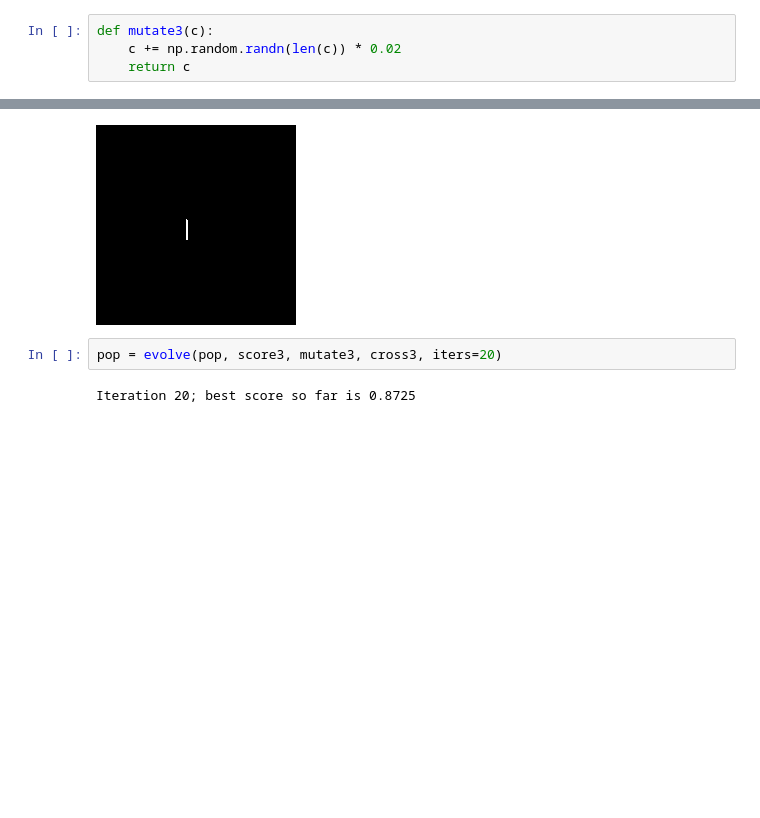
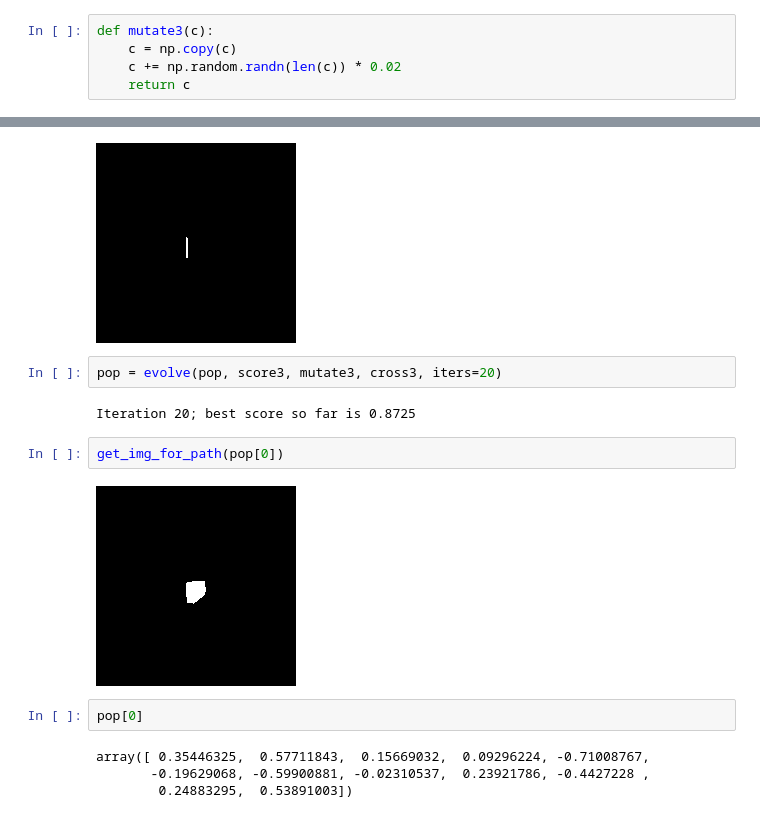
Before and after one commit to tylerneylon/sofa, a Jupyter notebook: sofa.ipynb, the cells around one changed output, grey strips where cells are left out. Cells and saved outputs as stored; diff of their text form; blank space fills up the shorter version.

```diff
--- a/sofa.ipynb
+++ b/sofa.ipynb
@@ -638,6 +639,7 @@ def score3(c):
     return estimate_area(get_img_for_path(c))
 # %%
 def mutate3(c):
+    c = np.copy(c)
     c += np.random.randn(len(c)) * 0.02
     return c
 # %%
@@ -655,3 +657,13 @@ get_img_for_path(pop[0])
 pop = evolve(pop, score3, mutate3, cross3, iters=20)
 # %% [output]
 Iteration 20; best score so far is 0.8725
+# %%
+get_img_for_path(pop[0])
+# %% [output]
+[figure, added]
+# %%
+pop[0]
+# %% [output]
+array([ 0.35446325,  0.57711843,  0.15669032,  0.09296224, -0.71008767,
+       -0.19629068, -0.59900881, -0.02310537,  0.23921786, -0.4427228 ,
+        0.24883295,  0.53891003])
```
Also changed, not shown: parts of 74 cells of this notebook, 2 other files.
